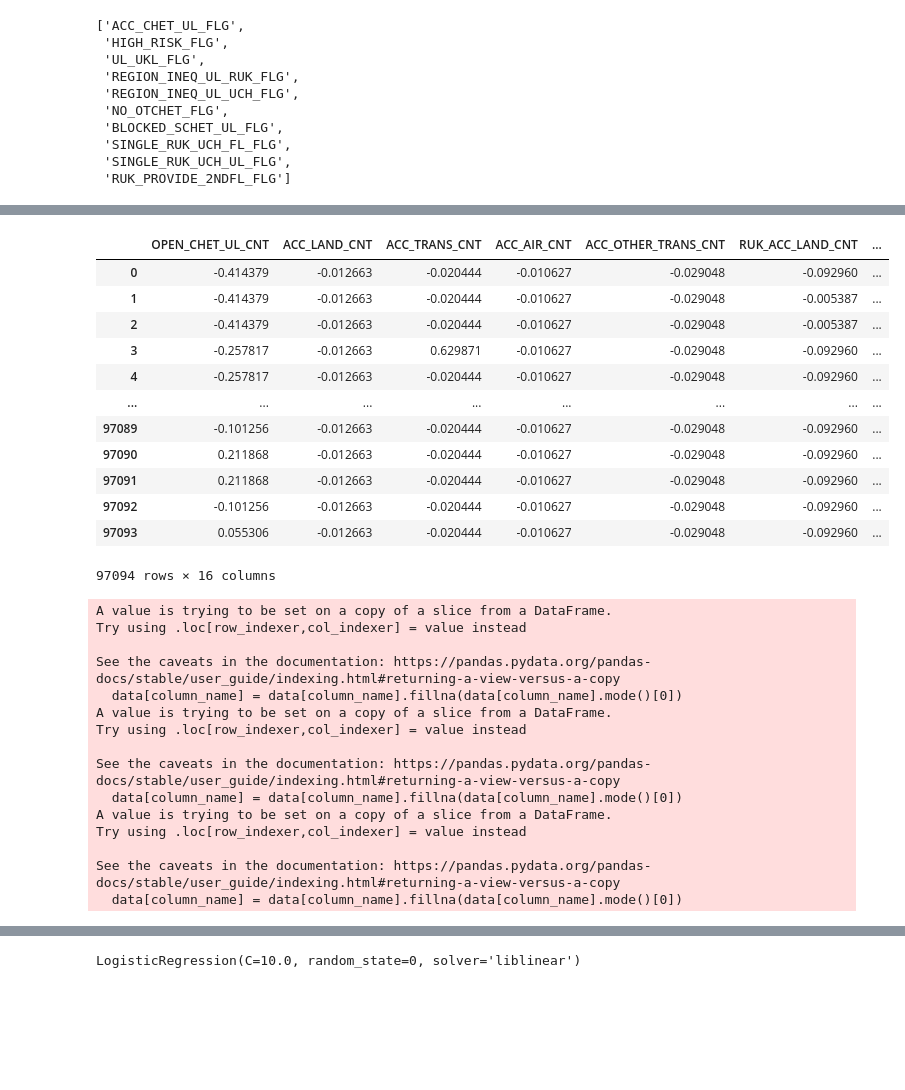
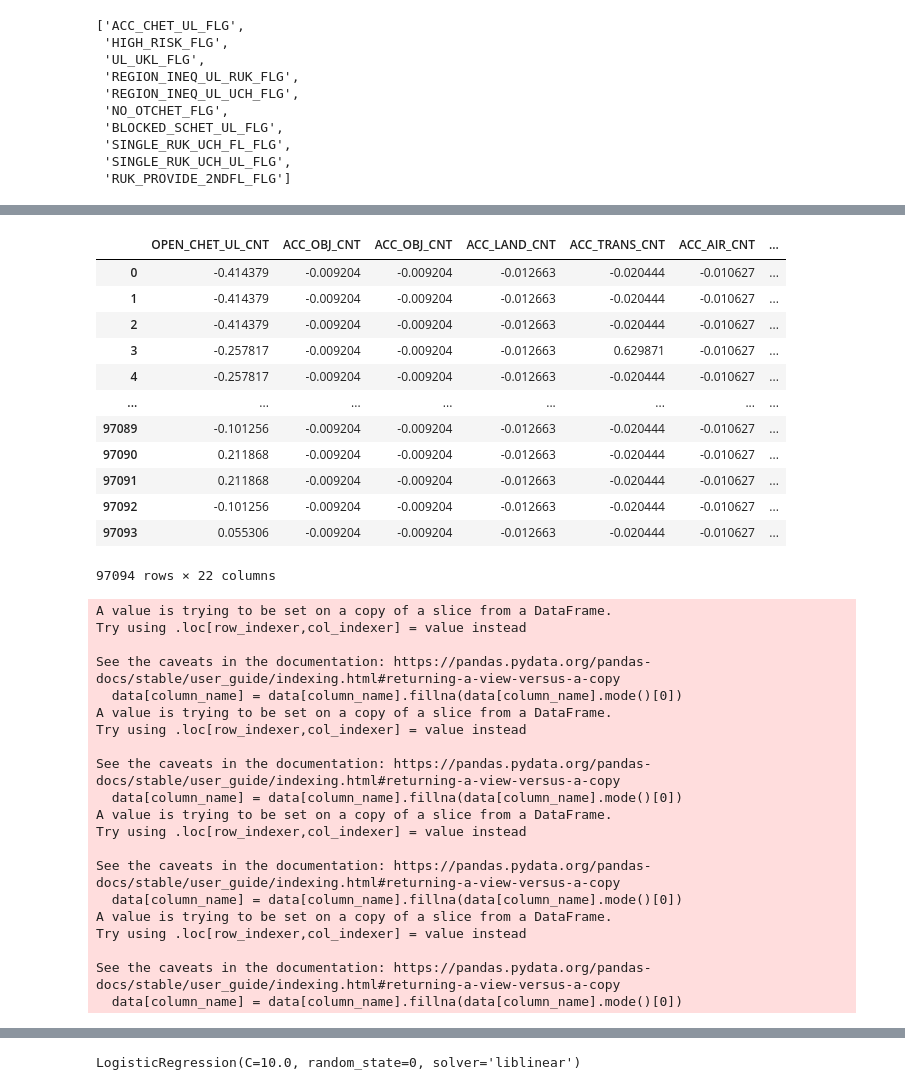
Before and after one commit to catauggie/tax, a Jupyter notebook: tax data.ipynb, the cells around one changed output, grey strips where cells are left out. Drawn from its saved outputs; the diff is of its cells as text; code cells hidden in the pictures; blank space fills up the shorter version.

```diff
--- a/tax data.ipynb
+++ b/tax data.ipynb
@@ -462,3 +466,5 @@ X_droped, Y = data.drop(['ID', 'P_NED_ADR', 'DT_PROCESSING', 'P_DTSTATUS', 'P_DT
+# %%
+X_droped, Y = data.drop(['ID', 'P_NED_ADR', 'DT_PROCESSING', 'P_DTSTATUS', 'P_DTZAP', 'P_FIRST_STATUS', 'IDREG_BAD'], axis=1), data['P_NED_ADR']
 # %% [markdown]
 Колонки, в которых записаны только 0 или 1:
 # %%
@@ -783,7 +771,7 @@ def binar_cols(df):
             binary_cols.append(df.columns[xx])
     return binary_cols
 # %%
-binars = binar_cols(X_no_corr_droped)
+binars = binar_cols(X_new_droped)
 binars
 # %% [output]
 ['ACC_CHET_UL_FLG',
@@ -804,6 +792,6 @@ def categ_cols(df):
             categ_cols.append(df.columns[xx])
     return categ_cols
 # %%
-categs = categ_cols(X_no_corr_droped)
+categs = categ_cols(X_new_droped)
 categs
 # %% [output]
@@ -811,7 +800,7 @@ categs
  'RUK_RUK_REG_CHANGE_CNT',
  'UCHR_RUK_REG_CHANGE_CNT']
 # %%
-no_categs = list(X_no_corr_droped.drop(binars+categs, axis=1).columns)#.value_counts().plot(kind='barh')#.hist()
+no_categs = list(X_new_droped.drop(binars+categs, axis=1).columns)
 no_categs
 # %% [output]
 ['OPEN_CHET_UL_CNT',
@@ -833,25 +841,25 @@ no_categs
 # %%
-scaler = preprocessing.StandardScaler().fit(X_no_corr_droped[no_categs])
-X_no_categs_scaled = pd.DataFrame(scaler.transform(X_no_corr_droped[no_categs]), columns=no_categs)
+scaler = preprocessing.StandardScaler().fit(X_new_droped.drop(binars+categs, axis=1))
+X_no_categs_scaled = pd.DataFrame(scaler.transform(X_new_droped.drop(binars+categs, axis=1)), columns=no_categs)
 X_no_categs_scaled
 # %% [output]
-|  | OPEN_CHET_UL_CNT | ACC_LAND_CNT | ACC_TRANS_CNT | ACC_AIR_CNT | ACC_OTHER_TRANS_CNT | RUK_ACC_LAND_CNT | ... |
-| 0 | -0.414379 | -0.012663 | -0.020444 | -0.010627 | -0.029048 | -0.092960 | ... |
-| 1 | -0.414379 | -0.012663 | -0.020444 | -0.010627 | -0.029048 | -0.005387 | ... |
-| 2 | -0.414379 | -0.012663 | -0.020444 | -0.010627 | -0.029048 | -0.005387 | ... |
-| 3 | -0.257817 | -0.012663 | 0.629871 | -0.010627 | -0.029048 | -0.092960 | ... |
-| 4 | -0.257817 | -0.012663 | -0.020444 | -0.010627 | -0.029048 | -0.092960 | ... |
+|  | OPEN_CHET_UL_CNT | ACC_OBJ_CNT | ACC_OBJ_CNT | ACC_LAND_CNT | ACC_TRANS_CNT | ACC_AIR_CNT | ... |
+| 0 | -0.414379 | -0.009204 | -0.009204 | -0.012663 | -0.020444 | -0.010627 | ... |
+| 1 | -0.414379 | -0.009204 | -0.009204 | -0.012663 | -0.020444 | -0.010627 | ... |
+| 2 | -0.414379 | -0.009204 | -0.009204 | -0.012663 | -0.020444 | -0.010627 | ... |
+| 3 | -0.257817 | -0.009204 | -0.009204 | -0.012663 | 0.629871 | -0.010627 | ... |
+| 4 | -0.257817 | -0.009204 | -0.009204 | -0.012663 | -0.020444 | -0.010627 | ... |
 | ... | ... | ... | ... | ... | ... | ... | ... |
-| 97089 | -0.101256 | -0.012663 | -0.020444 | -0.010627 | -0.029048 | -0.092960 | ... |
-| 97090 | 0.211868 | -0.012663 | -0.020444 | -0.010627 | -0.029048 | -0.092960 | ... |
-| 97091 | 0.211868 | -0.012663 | -0.020444 | -0.010627 | -0.029048 | -0.092960 | ... |
-| 97092 | -0.101256 | -0.012663 | -0.020444 | -0.010627 | -0.029048 | -0.092960 | ... |
-| 97093 | 0.055306 | -0.012663 | -0.020444 | -0.010627 | -0.029048 | -0.092960 | ... |
+| 97089 | -0.101256 | -0.009204 | -0.009204 | -0.012663 | -0.020444 | -0.010627 | ... |
+| 97090 | 0.211868 | -0.009204 | -0.009204 | -0.012663 | -0.020444 | -0.010627 | ... |
+| 97091 | 0.211868 | -0.009204 | -0.009204 | -0.012663 | -0.020444 | -0.010627 | ... |
+| 97092 | -0.101256 | -0.009204 | -0.009204 | -0.012663 | -0.020444 | -0.010627 | ... |
+| 97093 | 0.055306 | -0.009204 | -0.009204 | -0.012663 | -0.020444 | -0.010627 | ... |
-97094 rows × 16 columns
+97094 rows × 22 columns
 # %%
 categ_frame = []
 for c in range(len(categs)):
-    categ_c = column_to_ohe(X_no_corr_droped[categs], categs[c])
+    categ_c = column_to_ohe(X_new_droped[categs], categs[c])
     categ_frame.append(categ_c)
 # %% [output]
 A value is trying to be set on a copy of a slice from a DataFrame.
@@ -869,4 +877,9 @@ Try using .loc[row_indexer,col_indexer] = value instead
 
 See the caveats in the documentation: https://pandas.pydata.org/pandas-docs/stable/user_guide/indexing.html#returning-a-view-versus-a-copy
   data[column_name] = data[column_name].fillna(data[column_name].mode()[0])
+A value is trying to be set on a copy of a slice from a DataFrame.
+Try using .loc[row_indexer,col_indexer] = value instead
+
+See the caveats in the documentation: https://pandas.pydata.org/pandas-docs/stable/user_guide/indexing.html#returning-a-view-versus-a-copy
+  data[column_name] = data[column_name].fillna(data[column_name].mode()[0])
 # %%
```
Also changed, not shown: parts of 132 cells of this notebook.
